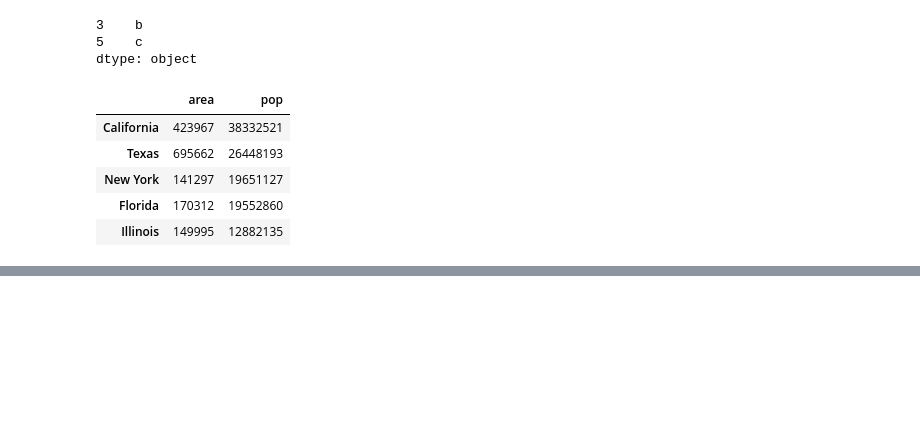
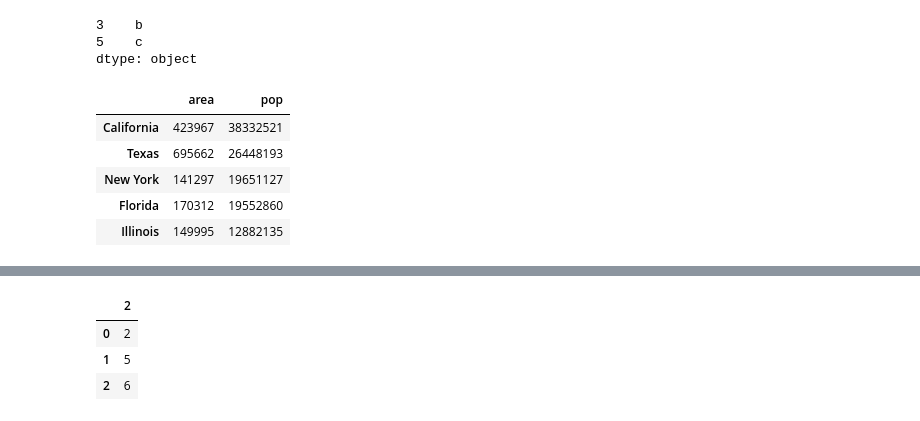
Before and after one commit to aliensmart/machine_learning, a Jupyter notebook: Pandas.ipynb, the cells around one changed output, grey strips where cells are left out. Saved outputs shown, nothing was run; the diff lists cells and outputs as text; code cells hidden in the pictures; blank space fills up the shorter version.

```diff
--- a/Pandas.ipynb
+++ b/Pandas.ipynb
@@ -581,0 +646,7 @@ df.subtract(df['R'], axis=0)
+# %%
+df.dropna(axis='columns')
+# %% [output]
+|  | 2 |
+| 0 | 2 |
+| 1 | 5 |
+| 2 | 6 |
```
Also changed, not shown: parts of 69 cells of this notebook.
